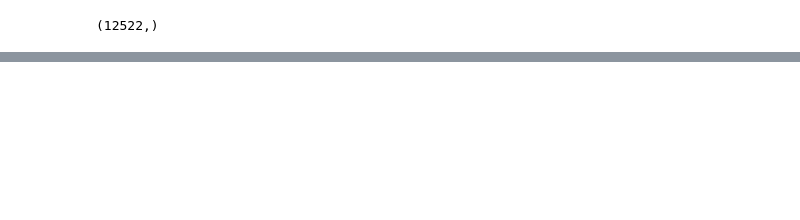
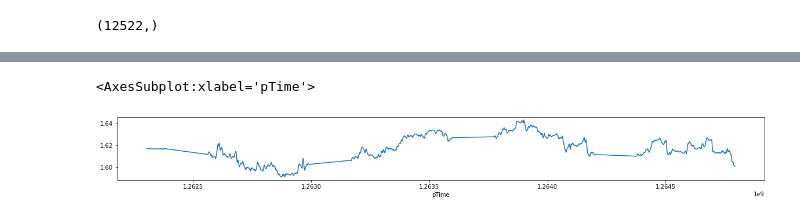
Before and after one commit to denisvivdenko/stock-prices-pattern-recognition, a Jupyter notebook: notebooks/stumpy_experiment.ipynb, the cells around one changed output, grey strips where cells are left out. Cells and saved outputs as stored; diff of their text form; code cells hidden in the pictures; blank space fills up the shorter version.

```diff
--- a/notebooks/stumpy_experiment.ipynb
+++ b/notebooks/stumpy_experiment.ipynb
@@ -130,0 +157,6 @@ dtype: float64
+# %%
+plt.figure(figsize=(20, 2))
+sns.lineplot(data=timeseries[:1000])
+# %% [output]
+<AxesSubplot:xlabel='pTime'>
+[figure, added]
```
Also changed, not shown: parts of 24 cells of this notebook.
